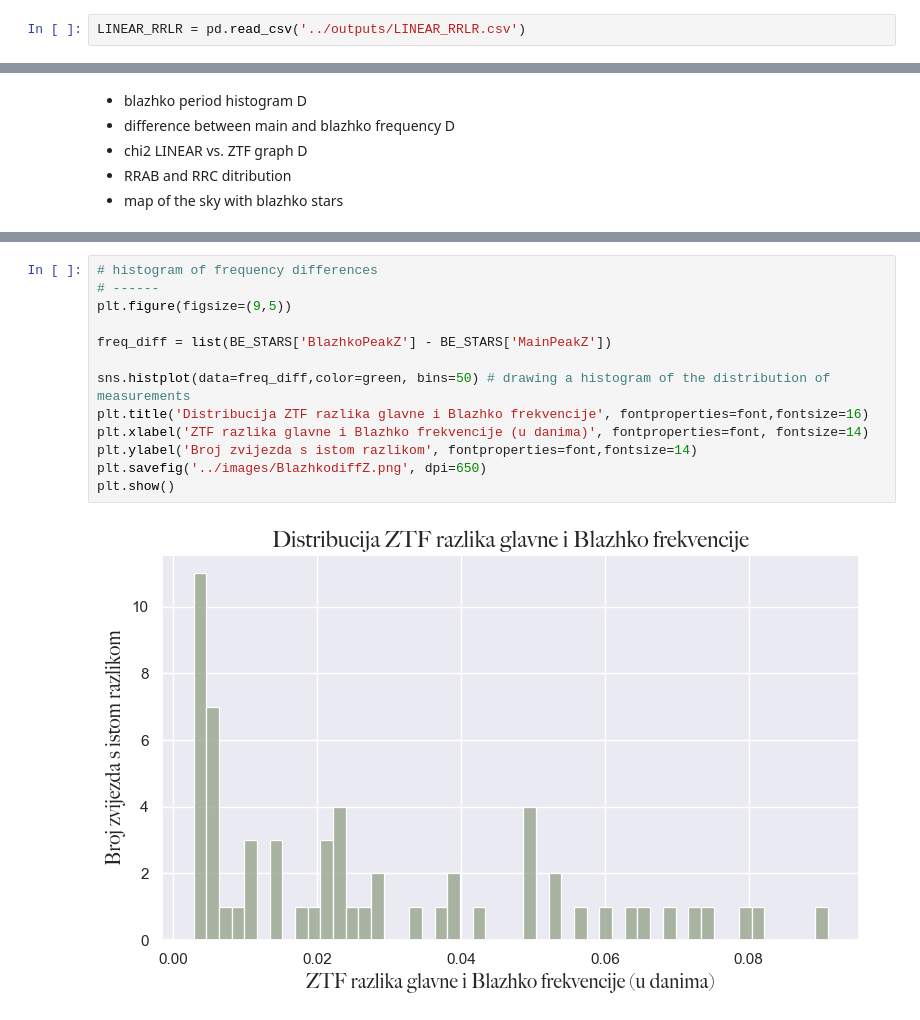
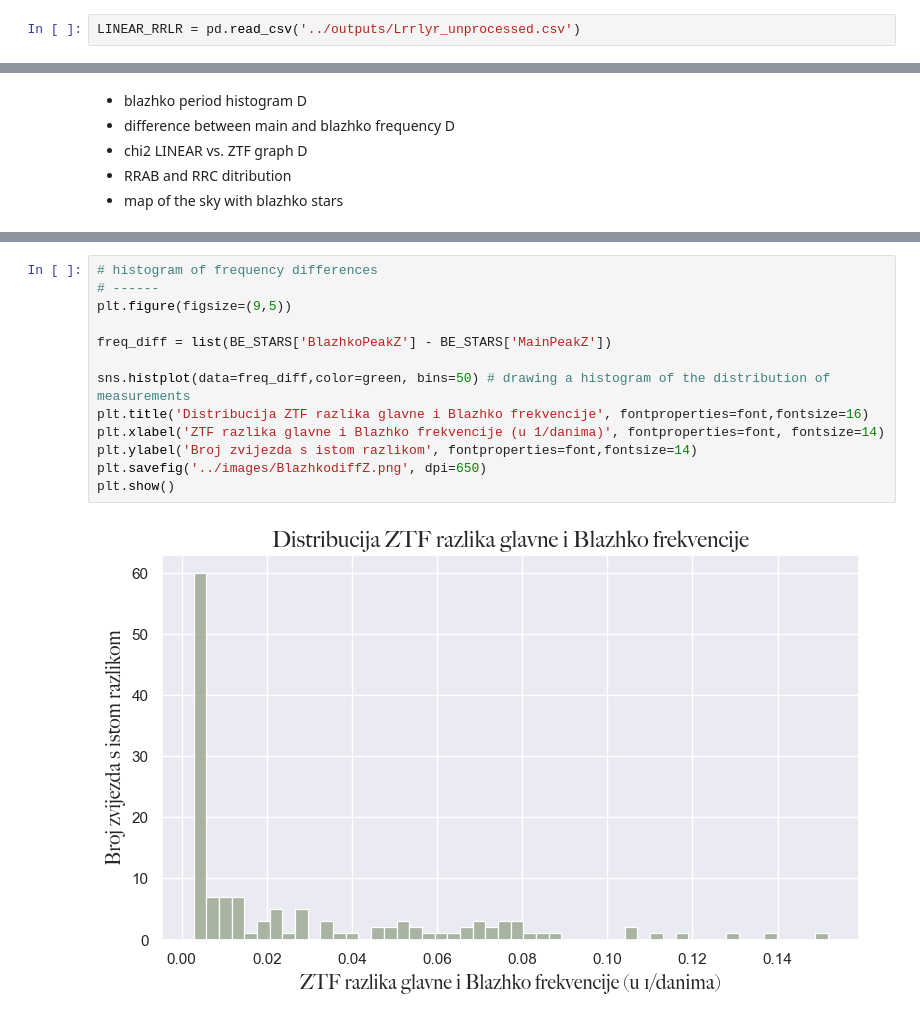
Before and after one commit to emadonev/var_stars, a Jupyter notebook: nbs/06_Blazhko_star_analysis.ipynb, the cells around one changed output, grey strips where cells are left out. Cells and saved outputs as stored; diff of their text form.

```diff
--- a/nbs/06_Blazhko_star_analysis.ipynb
+++ b/nbs/06_Blazhko_star_analysis.ipynb
@@ -100,7 +100,7 @@ rrlyrae.head()
 | 3 | 120.294960 | 40.932457 | 1.180 | 0.237 | 1.087 | 0.368 | -0.170871 | 0.753 | -0.121 | -0.927 | 15.39 | ... |
 | 4 | 120.124542 | 40.656620 | 1.178 | -0.145 | 0.835 | 0.277 | -0.503252 | 0.550 | 0.140 | -0.650 | 16.98 | ... |
 # %%
-LINEAR_RRLR = pd.read_csv('../outputs/LINEAR_RRLR.csv')
+LINEAR_RRLR = pd.read_csv('../outputs/Lrrlyr_unprocessed.csv')
 # %%
 LINEAR_RRLR.head()
 # %% [output]
@@ -196,15 +198,15 @@ plt.show()
 # %%
 # histogram of frequency differences
 # ------
 plt.figure(figsize=(9,5))
 
 freq_diff = list(BE_STARS['BlazhkoPeakZ'] - BE_STARS['MainPeakZ'])
 
 sns.histplot(data=freq_diff,color=green, bins=50) # drawing a histogram of the distribution of measurements
 plt.title('Distribucija ZTF razlika glavne i Blazhko frekvencije', fontproperties=font,fontsize=16)
-plt.xlabel('ZTF razlika glavne i Blazhko frekvencije (u danima)', fontproperties=font, fontsize=14)
+plt.xlabel('ZTF razlika glavne i Blazhko frekvencije (u 1/danima)', fontproperties=font, fontsize=14)
 plt.ylabel('Broj zvijezda s istom razlikom', fontproperties=font,fontsize=14)
 plt.savefig('../images/BlazhkodiffZ.png', dpi=650)
 plt.show()
 # %% [output]
-[figure, old version]
+[figure, new version]
```
Also changed, not shown: parts of 22 cells of this notebook, 44 other files.
